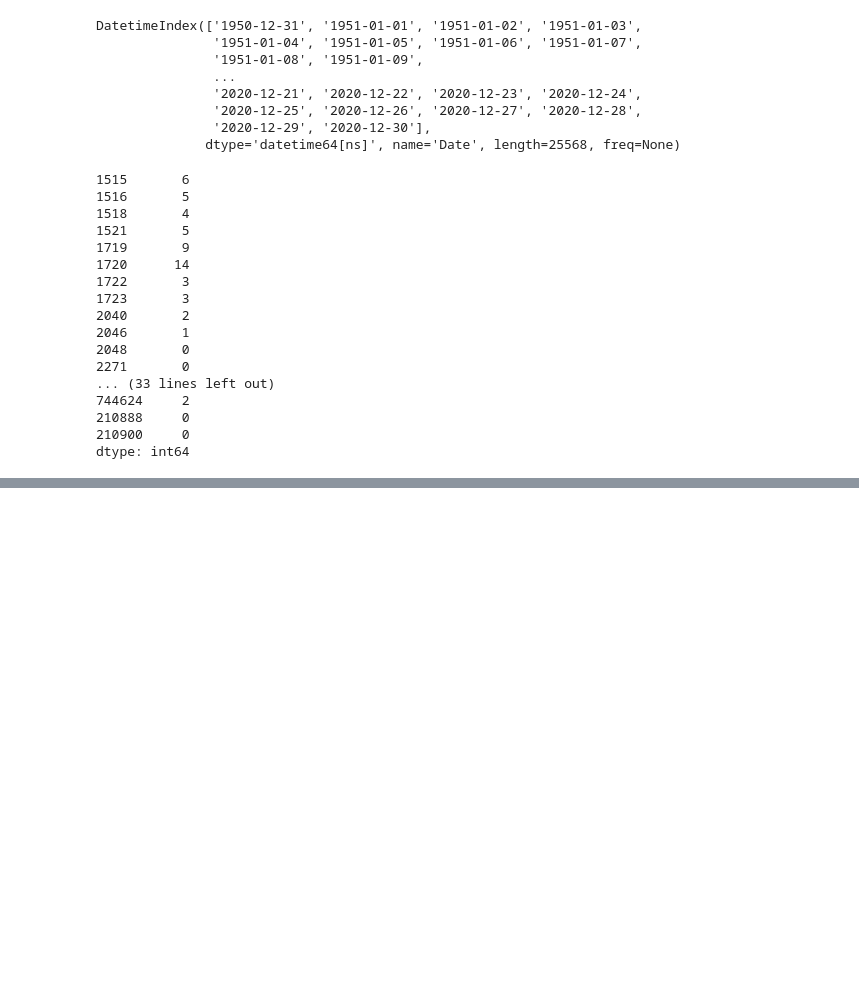
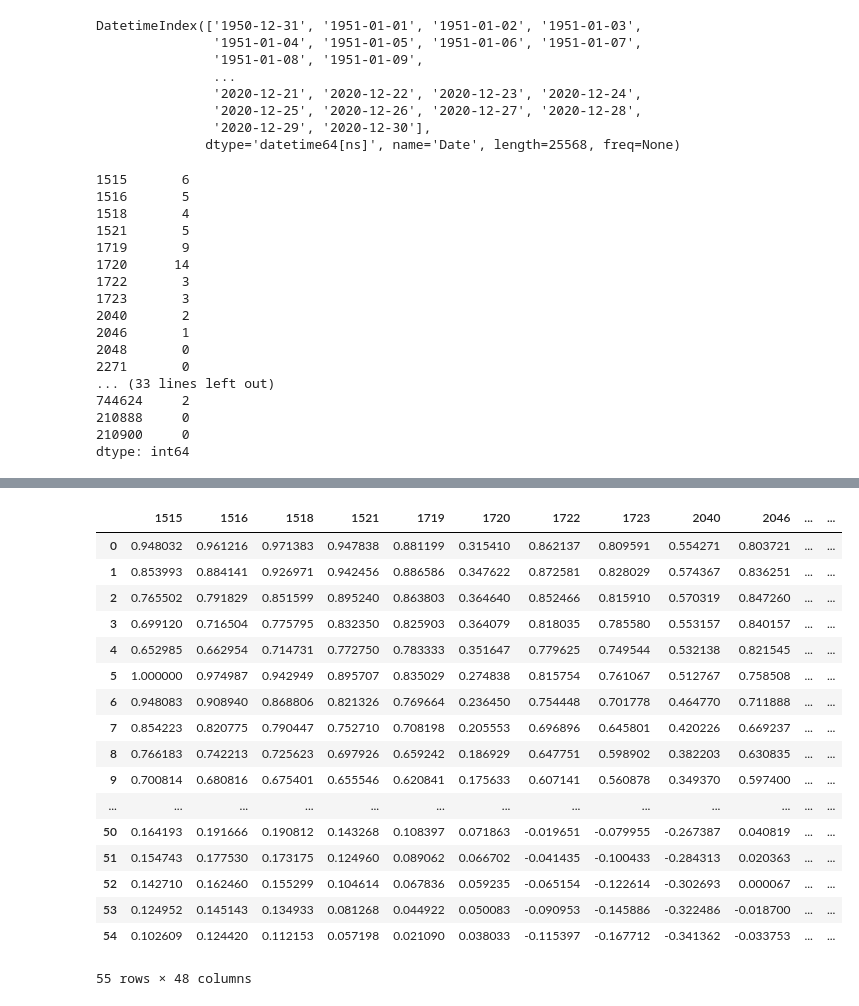
Before and after one commit to theplatters/ecmi-hydrological-forecasting, a Jupyter notebook: notebooks/correlation.ipynb, the cells around one changed output, grey strips where cells are left out. Drawn from its saved outputs; the diff is of its cells as text; code cells hidden in the pictures; blank space fills up the shorter version.

```diff
--- a/notebooks/correlation.ipynb
+++ b/notebooks/correlation.ipynb
@@ -181,0 +175,56 @@ array([ 6,  5,  4,  5,  9, 14,  3,  3,  2,  1,  0,  0,  0,  0,  0,  2,  2,
+# %%
+def corr(df,station,starting_point,interval,method,l,pv,p1):
+    period2 = df[(df.index >= starting_point - interval) & (df.index <= starting_point + interval)]
+    for col in df.columns.tolist():
+        cor, p_value = method(p1[station],period2[col])
+        l.append(cor)
+        pv.append(p_value)
+
+
+def calculate_correlations(df,starting_point,interval,method):
+    cross_correlations = []
+    for station in df.columns:
+        day = pd.Timedelta(1,'d')
+        sp = starting_point
+        l = []
+        pv = []
+
+        period1 = df[(df.index >= starting_point - interval) & (df.index <= starting_point + interval)]
+        for i in np.linspace(0,5,5):
+            starting_point = starting_point + day
+            corr(df,station,starting_point,interval,method,l,pv,period1)
+        starting_point =  sp + day
+        for i in np.linspace(0,50,50):
+            starting_point = starting_point - day
+            corr(df,station,starting_point,interval,method,l,pv,period1)
+        cm = np.transpose(np.reshape(np.array(l), (-1, len(df.columns))))
+        pv = np.transpose(np.reshape(np.array(pv), (-1, len(df.columns))))
+        cross_correlations.append(cm)
+    return cross_correlations
+# %%
+cr = calculate_correlations(data,pd.Timestamp('2005-01-01'),pd.Timedelta(52,'w'),pearson)
+# %%
+correlation_tensor = {}
+for idx,station in enumerate(data.columns):
+    correlation_tensor[station] = (pd.DataFrame(data=np.transpose(cr[idx]),columns=data.columns))
+# %%
+correlation_tensor['1515']
+# %% [output]
+|  | 1515 | 1516 | 1518 | 1521 | 1719 | 1720 | 1722 | 1723 | 2040 | 2046 | ... | ... |
+| 0 | 0.948032 | 0.961216 | 0.971383 | 0.947838 | 0.881199 | 0.315410 | 0.862137 | 0.809591 | 0.554271 | 0.803721 | ... | ... |
+| 1 | 0.853993 | 0.884141 | 0.926971 | 0.942456 | 0.886586 | 0.347622 | 0.872581 | 0.828029 | 0.574367 | 0.836251 | ... | ... |
+| 2 | 0.765502 | 0.791829 | 0.851599 | 0.895240 | 0.863803 | 0.364640 | 0.852466 | 0.815910 | 0.570319 | 0.847260 | ... | ... |
+| 3 | 0.699120 | 0.716504 | 0.775795 | 0.832350 | 0.825903 | 0.364079 | 0.818035 | 0.785580 | 0.553157 | 0.840157 | ... | ... |
+| 4 | 0.652985 | 0.662954 | 0.714731 | 0.772750 | 0.783333 | 0.351647 | 0.779625 | 0.749544 | 0.532138 | 0.821545 | ... | ... |
+| 5 | 1.000000 | 0.974987 | 0.942949 | 0.895707 | 0.835029 | 0.274838 | 0.815754 | 0.761067 | 0.512767 | 0.758508 | ... | ... |
+| 6 | 0.948083 | 0.908940 | 0.868806 | 0.821326 | 0.769664 | 0.236450 | 0.754448 | 0.701778 | 0.464770 | 0.711888 | ... | ... |
+| 7 | 0.854223 | 0.820775 | 0.790447 | 0.752710 | 0.708198 | 0.205553 | 0.696896 | 0.645801 | 0.420226 | 0.669237 | ... | ... |
+| 8 | 0.766183 | 0.742213 | 0.725623 | 0.697926 | 0.659242 | 0.186929 | 0.647751 | 0.598902 | 0.382203 | 0.630835 | ... | ... |
+| 9 | 0.700814 | 0.680816 | 0.675401 | 0.655546 | 0.620841 | 0.175633 | 0.607141 | 0.560878 | 0.349370 | 0.597400 | ... | ... |
+| ... | ... | ... | ... | ... | ... | ... | ... | ... | ... | ... | ... | ... |
+| 50 | 0.164193 | 0.191666 | 0.190812 | 0.143268 | 0.108397 | 0.071863 | -0.019651 | -0.079955 | -0.267387 | 0.040819 | ... | ... |
+| 51 | 0.154743 | 0.177530 | 0.173175 | 0.124960 | 0.089062 | 0.066702 | -0.041435 | -0.100433 | -0.284313 | 0.020363 | ... | ... |
+| 52 | 0.142710 | 0.162460 | 0.155299 | 0.104614 | 0.067836 | 0.059235 | -0.065154 | -0.122614 | -0.302693 | 0.000067 | ... | ... |
+| 53 | 0.124952 | 0.145143 | 0.134933 | 0.081268 | 0.044922 | 0.050083 | -0.090953 | -0.145886 | -0.322486 | -0.018700 | ... | ... |
+| 54 | 0.102609 | 0.124420 | 0.112153 | 0.057198 | 0.021090 | 0.038033 | -0.115397 | -0.167712 | -0.341362 | -0.033753 | ... | ... |
+55 rows × 48 columns
```
Also changed, not shown: parts of 14 cells of this notebook, 4 other files.
